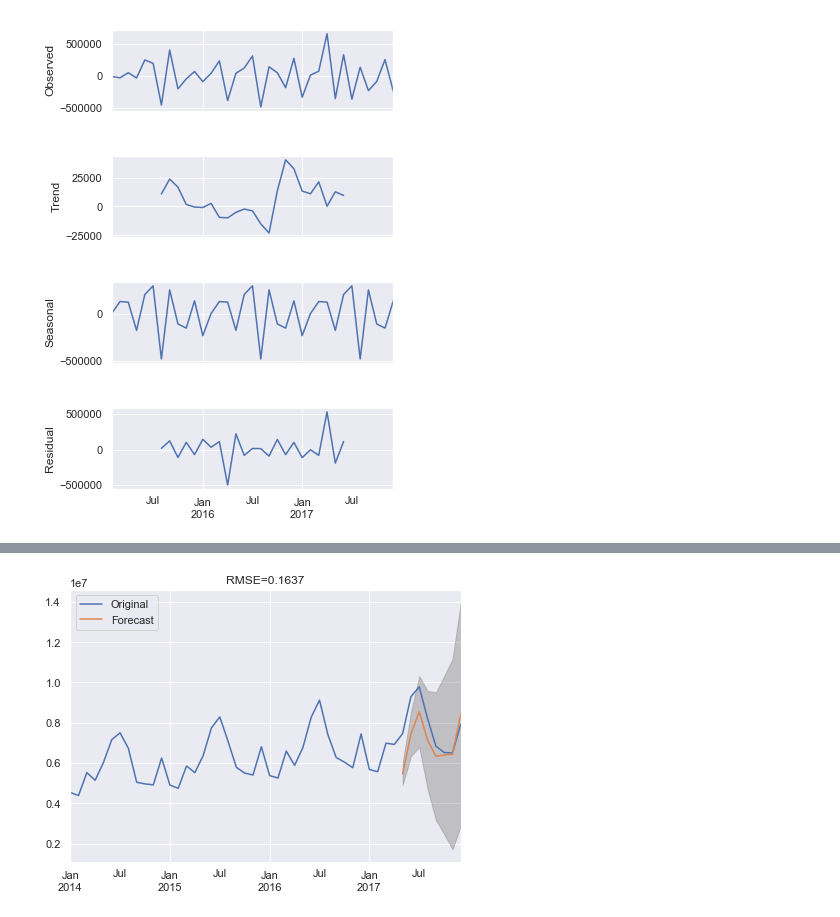
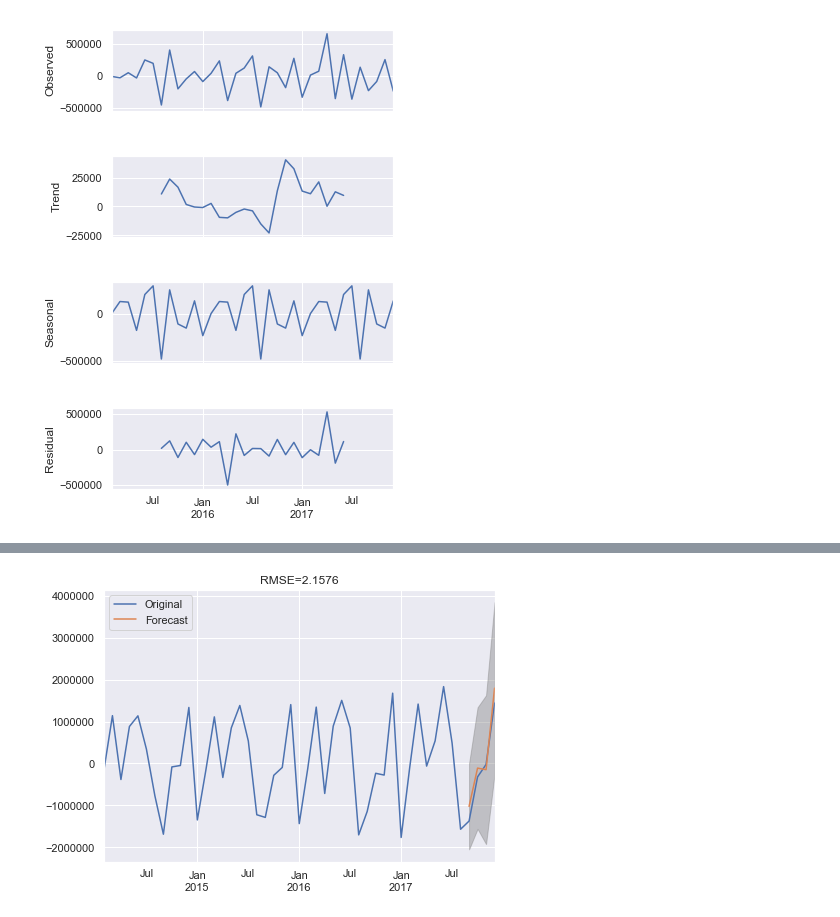
Before and after one commit to PenguinSu/SpringboardDS, a Jupyter notebook: Capstone_Project_Tourism/In_Depth_Analysis.ipynb, the cells around one changed output, grey strips where cells are left out. Drawn from its saved outputs; the diff is of its cells as text; code cells hidden in the pictures.

```diff
--- a/Capstone_Project_Tourism/In_Depth_Analysis.ipynb
+++ b/Capstone_Project_Tourism/In_Depth_Analysis.ipynb
@@ -87,3 +87,13 @@ plt.show()
 outbounds_decomp = plot_decompose(outbounds['Grand Total'])
 # %% [output]
 [figure]
+# %%
+# Set split point
+train_size = int(len(outbounds['Grand Total']) * 0.9)
+training, testing = outbounds['Grand Total'].iloc[:train_size], outbounds['Grand Total'].iloc[train_size:]
+# Inspect training set
+display(training.head())
+display(training.tail())
+# Inspect testing set
+display(testing.head())
+display(testing.tail())
@@ -105,7 +140,7 @@ min_aic = np.inf
 for order in orders:
     for seasonal_order in seasonal_orders:
         for trend in trends:
-            model = SARIMAX(outbounds['Grand Total'], order=order, seasonal_order=seasonal_order, trend=trend, enforce_stationarity=False, enforce_invertibility=False)
+            model = SARIMAX(training, order=order, seasonal_order=seasonal_order, trend=trend, enforce_stationarity=False, enforce_invertibility=False)
             results = model.fit()
             print('SARIMA{}x{}: trend={}, AIC={}'.format(order, seasonal_order, trend, results.aic))
             # Check if the current model performs better
@@ -295,3 +336,12 @@ dtype: float64
 seasonal_first_difference_decomp = plot_decompose(seasonal_first_difference)
 # %% [output]
 [figure]
+# %%
+# Split into training set and testing set
+training_first_diff, testing_first_diff = first_difference[:train_size], first_difference[train_size:]
+# Inspect training set
+display(training_first_diff.head())
+display(training_first_diff.tail())
+# Inspect testing set
+display(testing_first_diff.head())
+display(testing_first_diff.tail())
@@ -306,7 +379,7 @@ plt.show()
 # %%
 # Model data after stationarized
 # Find the best perform model
-orders = [(0,0,0),(2,0,0),(0,1,0),(2,1,0),(2,0,1)]
+orders = [(0,0,0),(0,1,0)]
 seasonal_orders = [(1,0,0,12),(1,0,1,12),(1,1,0,12),(0,1,0,12)]
 trends = ['n','c','t','ct']
 min_aic = np.inf
@@ -314,7 +387,7 @@ min_aic = np.inf
 for order in orders:
     for seasonal_order in seasonal_orders:
         for trend in trends:
-            model = SARIMAX(first_difference, order=order, seasonal_order=seasonal_order, trend=trend, enforce_stationarity=False, enforce_invertibility=False)
+            model = SARIMAX(training_first_diff, order=order, seasonal_order=seasonal_order, trend=trend, enforce_stationarity=False, enforce_invertibility=False)
             results = model.fit()
             print('SARIMA{}x{}: trend={}, AIC={}'.format(order, seasonal_order, trend, results.aic))
             # Compare if this model performs better
@@ -366,22 +435,20 @@ SARIMA(0, 1, 0)x(1, 0, 0, 12): trend=ct, AIC=1038.2011617966577
 # %%
 # Create SARIMA model with best hyperparameters
-model = SARIMAX(first_difference, order=best_order, seasonal_order=best_seasonal_order, trend=best_trend, enforce_stationarity=False, enforce_invertibility=False)
+model = SARIMAX(training_first_diff, order=best_order, seasonal_order=best_seasonal_order, trend=best_trend, enforce_stationarity=False, enforce_invertibility=False)
 # Fit the model
 model_fit = model.fit()
-# Create a date range for prediction
-dates = pd.date_range(start=pd.to_datetime('2017-05-31'), end=pd.to_datetime('2017-12-31'), freq='M')
 # Predict
-pred = model_fit.get_prediction(start=dates[0], end=dates[-1], freq='M', dynamic=True)
-# Get the confidence interval
-pred_ci = pred.conf_int().cumsum().add(outbounds['Grand Total'].iloc[0])
+pred = model_fit.get_forecast(steps=len(testing_first_diff))
+# Get the 95% confidence interval
+pred_ci = pred.conf_int()
 # Get the predicted values
-predictions = pred.predicted_mean.cumsum().add(outbounds['Grand Total'].iloc[0])
-# Plot original data and predicted values
-ax = outbounds['Grand Total'].plot(label='Original', figsize=(7,5))
+predictions = pred.predicted_mean
+# Plot actual values and predicted values to compare
+ax = first_difference.plot(label='Original', figsize=(7,5))
 predictions.plot(label='Forecast')
 ax.fill_between(pred_ci.index, pred_ci.iloc[:,0], pred_ci.iloc[:,1], color='grey', alpha=0.4)
 plt.legend(loc='upper left')
-plt.title('RMSE={:.4f}'.format(rmse(outbounds['Grand Total'].loc[dates], predictions)))
+plt.title('RMSE={:.4f}'.format(rmse(testing_first_diff, predictions)))
 plt.show()
 # %% [output]
-[figure, old version]
+[figure, new version]
```
Also changed, not shown: parts of 11 cells of this notebook.
